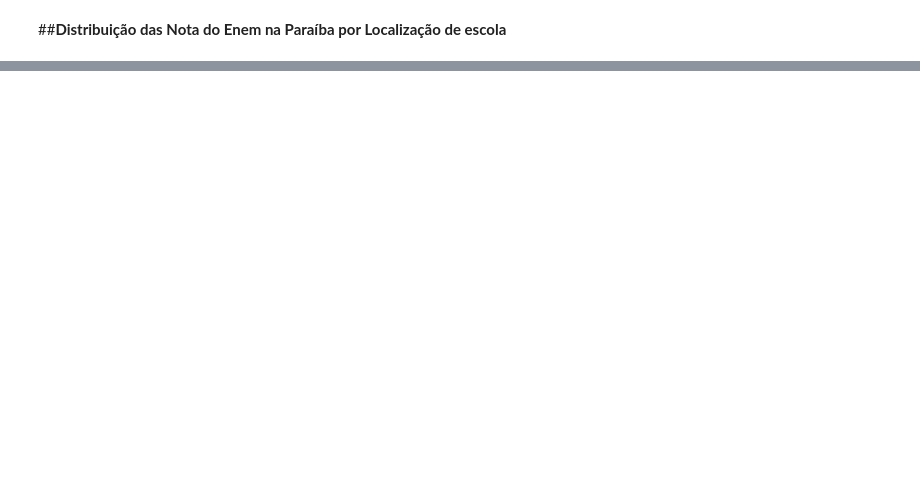
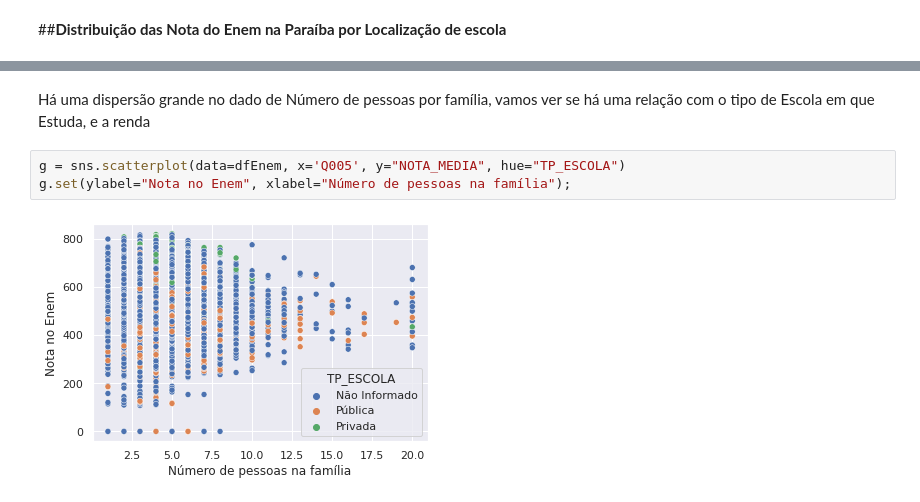
Before and after one commit to mariaeco/ICD_project_Maria, a Jupyter notebook: ProjetoICD_Maria_ExploracaoInicial.ipynb, the cells around one changed output, grey strips where cells are left out. Drawn from its saved outputs; the diff is of its cells as text; blank space fills up the shorter version.

```diff
--- a/ProjetoICD_Maria_ExploracaoInicial.ipynb
+++ b/ProjetoICD_Maria_ExploracaoInicial.ipynb
@@ -225,0 +252,7 @@ g.set(ylabel="Contagem das notas", xlabel="Nota");
+# %% [markdown]
+Há uma dispersão grande no dado de Número de pessoas por família, vamos ver se há uma relação com o tipo de Escola em que Estuda, e a renda
+# %%
+g = sns.scatterplot(data=dfEnem, x='Q005', y="NOTA_MEDIA", hue="TP_ESCOLA")
+g.set(ylabel="Nota no Enem", xlabel="Número de pessoas na família");
+# %% [output]
+[figure, added]
```
Also changed, not shown: parts of 20 cells of this notebook.
